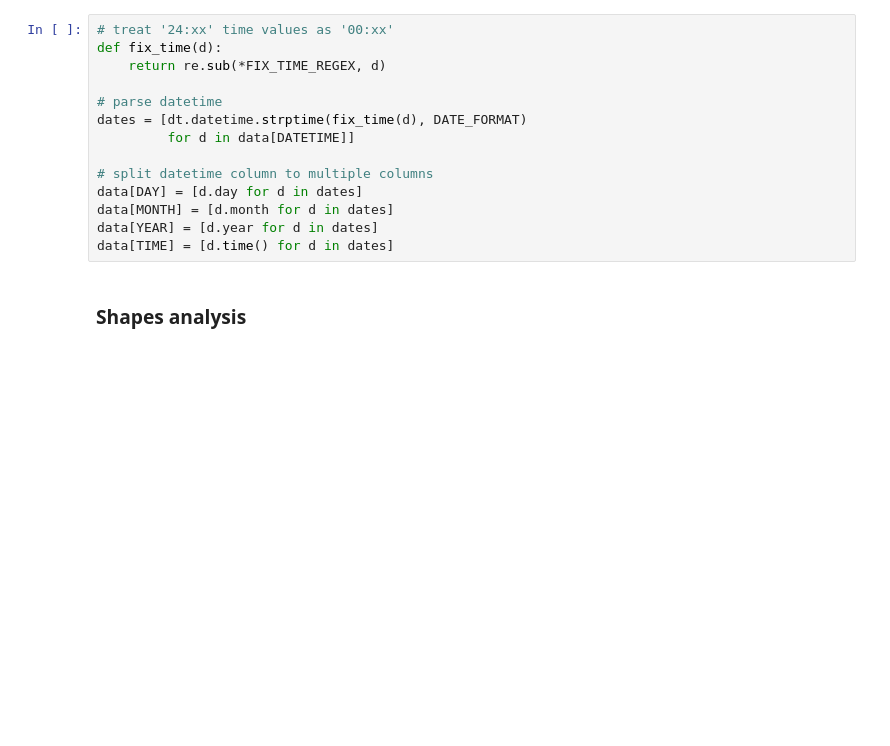
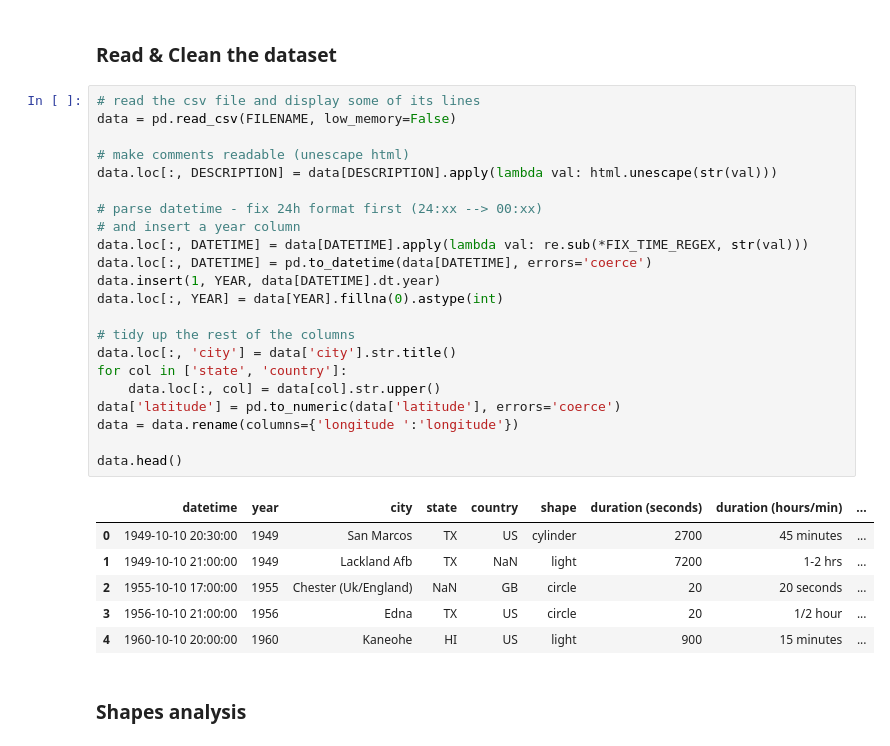
Before and after one commit to shahamran/needle, a Jupyter notebook: Aliens.ipynb, the cells around one changed output. Saved outputs shown, nothing was run; the diff lists cells and outputs as text; blank space fills up the shorter version.

```diff
--- a/Aliens.ipynb
+++ b/Aliens.ipynb
@@ -49,17 +51,34 @@ data.head()
-# %%
-# treat '24:xx' time values as '00:xx'
-def fix_time(d):
-    return re.sub(*FIX_TIME_REGEX, d)
-
-# parse datetime
-dates = [dt.datetime.strptime(fix_time(d), DATE_FORMAT)
-         for d in data[DATETIME]]
-
-# split datetime column to multiple columns
-data[DAY] = [d.day for d in dates]
-data[MONTH] = [d.month for d in dates]
-data[YEAR] = [d.year for d in dates]
-data[TIME] = [d.time() for d in dates]
+# %% [markdown]
+### Read & Clean the dataset
+# %%
+# read the csv file and display some of its lines
+data = pd.read_csv(FILENAME, low_memory=False)
+
+# make comments readable (unescape html)
+data.loc[:, DESCRIPTION] = data[DESCRIPTION].apply(lambda val: html.unescape(str(val)))
+
+# parse datetime - fix 24h format first (24:xx --> 00:xx)
+# and insert a year column
+data.loc[:, DATETIME] = data[DATETIME].apply(lambda val: re.sub(*FIX_TIME_REGEX, str(val)))
+data.loc[:, DATETIME] = pd.to_datetime(data[DATETIME], errors='coerce')
+data.insert(1, YEAR, data[DATETIME].dt.year)
+data.loc[:, YEAR] = data[YEAR].fillna(0).astype(int)
+
+# tidy up the rest of the columns
+data.loc[:, 'city'] = data['city'].str.title()
+for col in ['state', 'country']:
+    data.loc[:, col] = data[col].str.upper()
+data['latitude'] = pd.to_numeric(data['latitude'], errors='coerce')
+data = data.rename(columns={'longitude ':'longitude'})
+
+data.head()
+# %% [output]
+|  | datetime | year | city | state | country | shape | duration (seconds) | duration (hours/min) | ... |
+| 0 | 1949-10-10 20:30:00 | 1949 | San Marcos | TX | US | cylinder | 2700 | 45 minutes | ... |
+| 1 | 1949-10-10 21:00:00 | 1949 | Lackland Afb | TX | NaN | light | 7200 | 1-2 hrs | ... |
+| 2 | 1955-10-10 17:00:00 | 1955 | Chester (Uk/England) | NaN | GB | circle | 20 | 20 seconds | ... |
+| 3 | 1956-10-10 21:00:00 | 1956 | Edna | TX | US | circle | 20 | 1/2 hour | ... |
+| 4 | 1960-10-10 20:00:00 | 1960 | Kaneohe | HI | US | light | 900 | 15 minutes | ... |
 # %% [markdown]
 ### Shapes analysis
 # %% [markdown]
```
Also changed, not shown: parts of 14 cells of this notebook, 3 other files.
